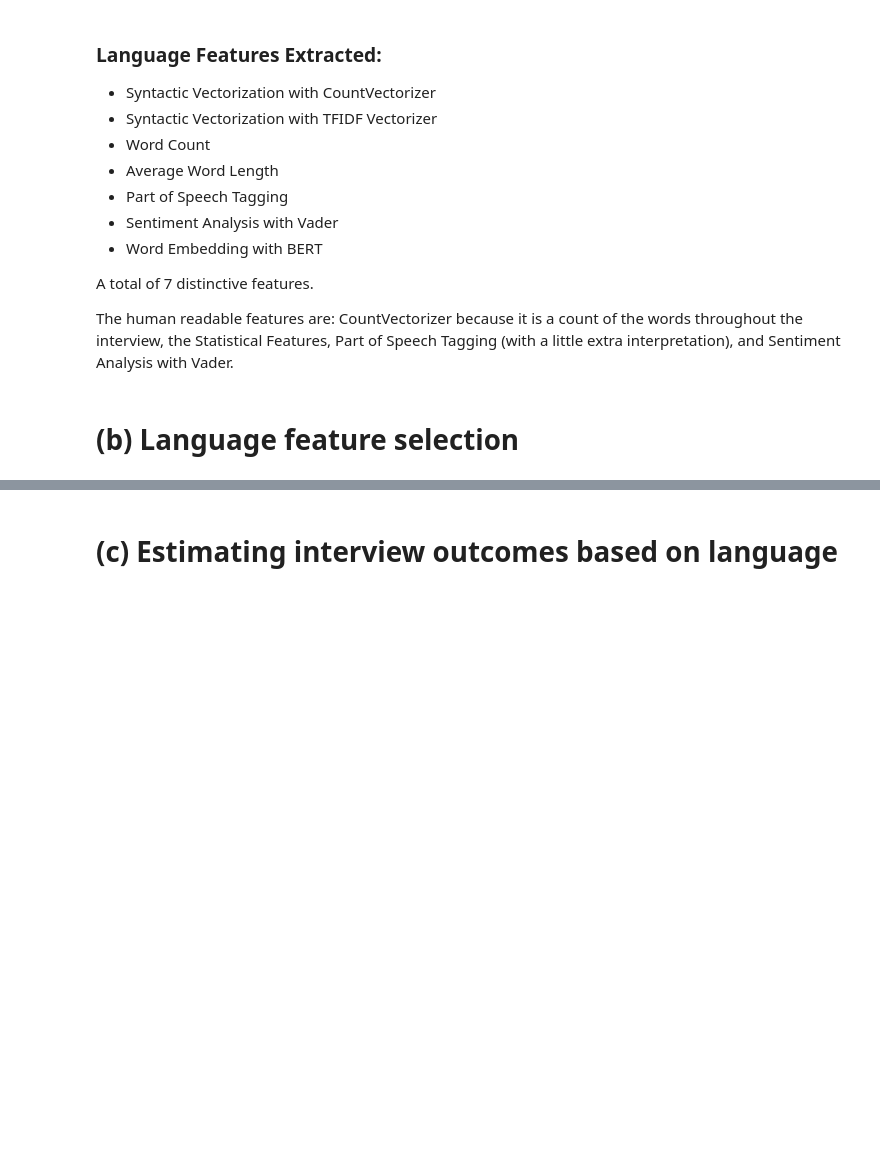
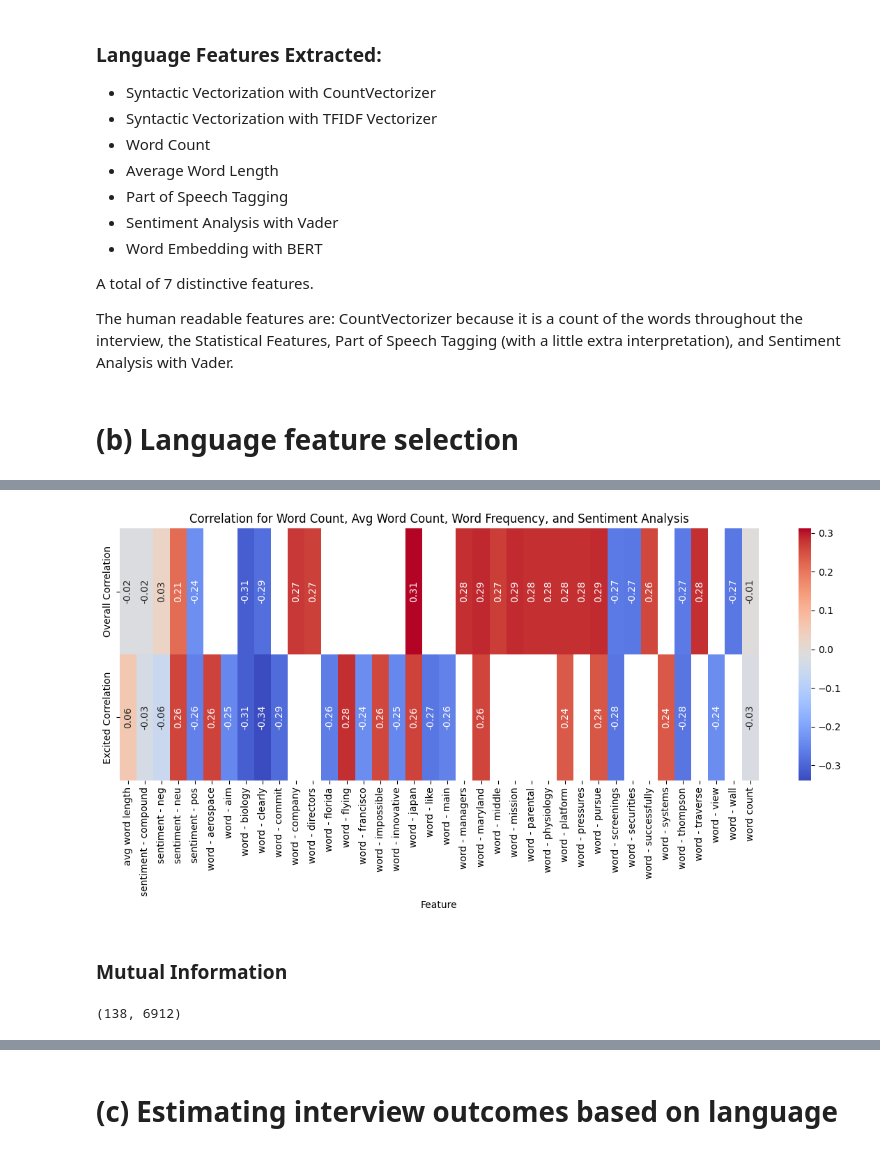
Before and after one commit to ccsterns86/CSCI5622_Team5_HW4, a Jupyter notebook: final_report.ipynb, the cells around one changed output, grey strips where cells are left out. Drawn from its saved outputs; the diff is of its cells as text; code cells hidden in the pictures; blank space fills up the shorter version.

```diff
--- a/final_report.ipynb
+++ b/final_report.ipynb
@@ -126,9 +126,9 @@ X = vectorizer.fit_transform(transcript_data['Transcript'])
 
 # Convert from sparse X matrix to a denser one for easy use
 X_dense = X.toarray()
-feature_names = vectorizer.get_feature_names_out()
+feature_names_count = vectorizer.get_feature_names_out()
 
-word_count = pd.DataFrame(X_dense, columns=feature_names)
+word_count = pd.DataFrame(X_dense, columns=feature_names_count)
 
 word_count.head()
 # %% [output]
@@ -276,0 +282,21 @@ The human readable features are: CountVectorizer because it is a count of the wo
+# %%
+# Find correlation for the n (number) most impactful words from the word_count CountVectorizer
+def find_top_words(number):
+  overall_accumulator = []
+  excited_accumulator = []
+  for word in word_count.columns:
+    corr, _ = stats.pearsonr(word_count[word], scores_data["Overall"])
+    overall_accumulator.append({"Word": word, "Correlation": corr})
+    corr, _ = stats.pearsonr(word_count[word], scores_data["Excited"])
+    excited_accumulator.append({"Word": word, "Correlation": corr})
+
+  overall_corr = pd.DataFrame(overall_accumulator)
+  excited_corr = pd.DataFrame(excited_accumulator)
+
+  overall_corr["Abs Correlation"] = overall_corr["Correlation"].abs()
+  excited_corr["Abs Correlation"] = excited_corr["Correlation"].abs()
+
+  top_10_overall = overall_corr.nlargest(number, 'Abs Correlation')
+  top_10_excited = excited_corr.nlargest(number, 'Abs Correlation')
+
+  return [top_10_overall, top_10_excited]
@@ -276,0 +341,21 @@ The human readable features are: CountVectorizer because it is a count of the wo
+# %%
+overall_corr_df = pd.DataFrame(Overall_correlation)
+overall_corr_df = overall_corr_df.rename(columns={'Correlation': 'Overall Correlation'})
+excited_corr_df = pd.DataFrame(Excited_correlation)
+excited_corr_df = excited_corr_df.rename(columns={'Correlation': 'Excited Correlation'})
+merged_df = pd.merge(overall_corr_df, excited_corr_df, how="outer", on="Feature")
+correlation_matrix = merged_df.set_index('Feature').T
+
+fig, axes = plt.subplots(1, 1, figsize=(12,6))
+
+#Plot overall correlation
+ax = sns.heatmap(correlation_matrix, annot=True, fmt=".2f", cmap='coolwarm', cbar=True)
+for t in ax.texts: t.set_rotation(90)
+axes.set_title('Correlation for Word Count, Avg Word Count, Word Frequency, and Sentiment Analysis')
+
+plt.tight_layout()
+plt.show()
+# %% [output]
+[figure, added]
+# %% [markdown]
+### Mutual Information
@@ -276,0 +365,4 @@ The human readable features are: CountVectorizer because it is a count of the wo
+# %%
+np.vstack(features['word embeddings'].values).shape
+# %% [output]
+(138, 6912)
```
Also changed, not shown: parts of 12 cells of this notebook.
